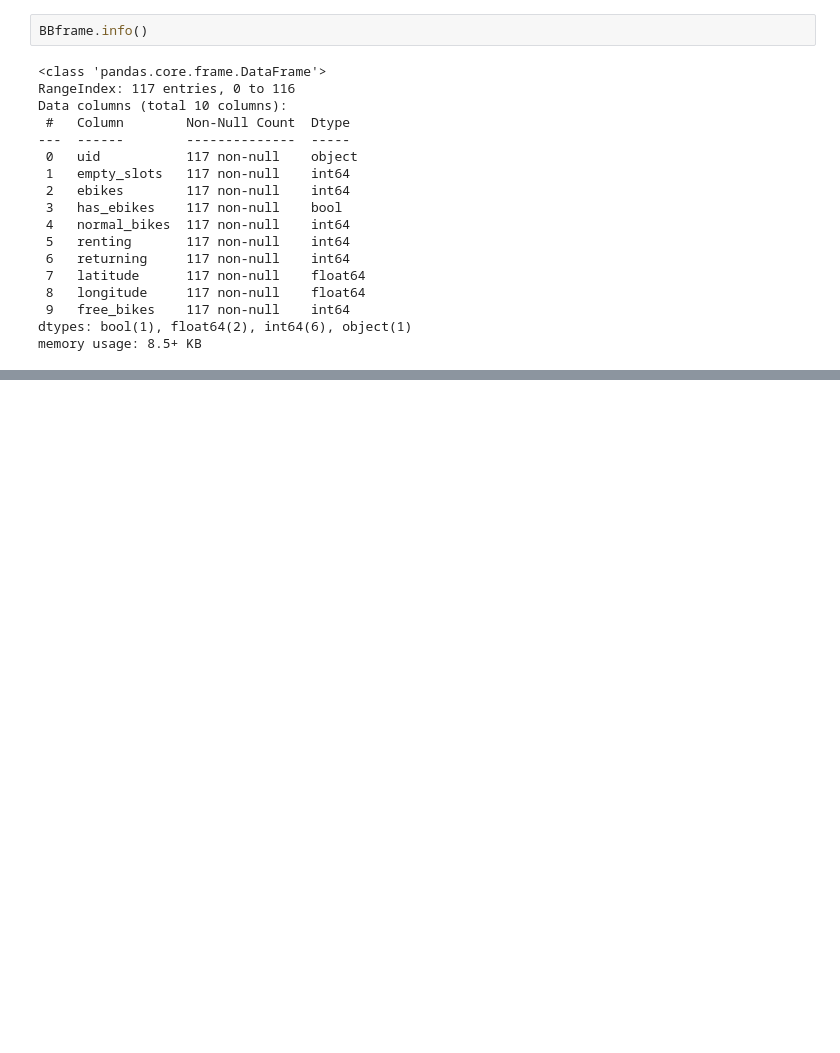
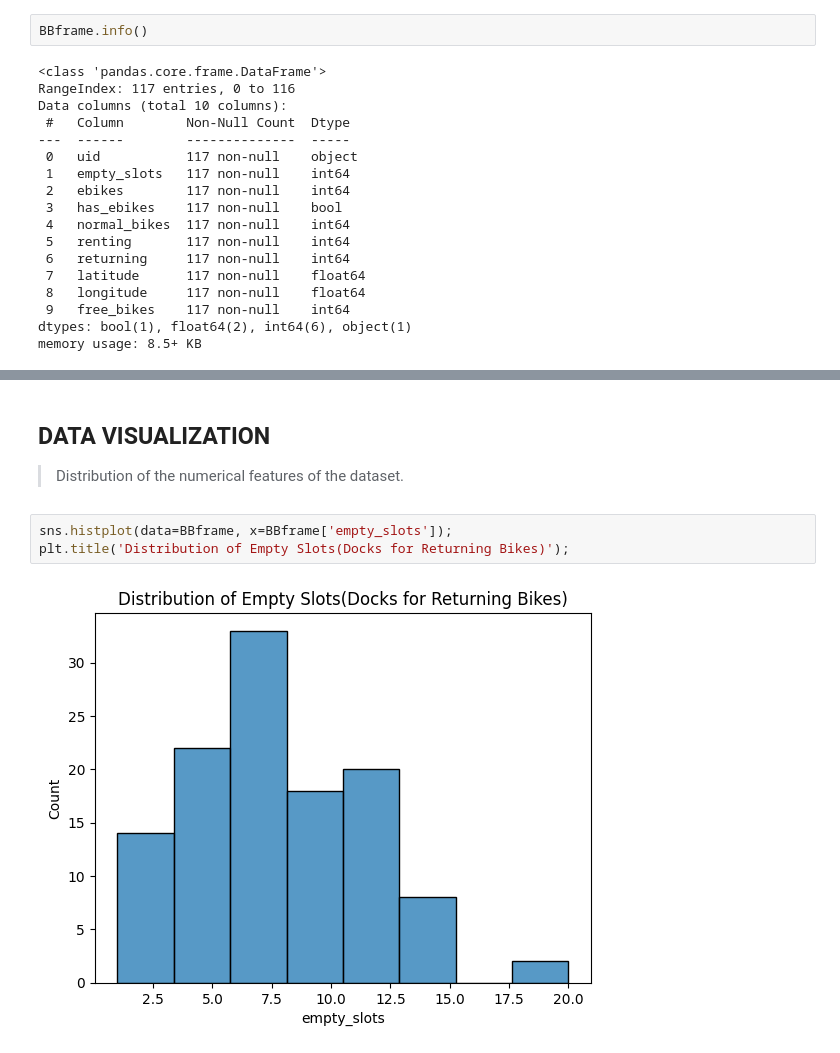
Before and after one commit to AduragbemiOyinlola/CityBike-API, a Jupyter notebook: citybike.ipynb, the cells around one changed output, grey strips where cells are left out. Drawn from its saved outputs; the diff is of its cells as text; blank space fills up the shorter version.

Commit message:
Added visualization for new dataset

```diff
--- a/citybike.ipynb
+++ b/citybike.ipynb
@@ -345,0 +366,9 @@ memory usage: 8.5+ KB
+# %% [markdown]
+## **DATA VISUALIZATION**
+
+> Distribution of the numerical features of the dataset.
+# %%
+sns.histplot(data=BBframe, x=BBframe['empty_slots']);
+plt.title('Distribution of Empty Slots(Docks for Returning Bikes)');
+# %% [output]
+[figure, added]
```
Also changed, not shown: parts of 7 cells of this notebook.
